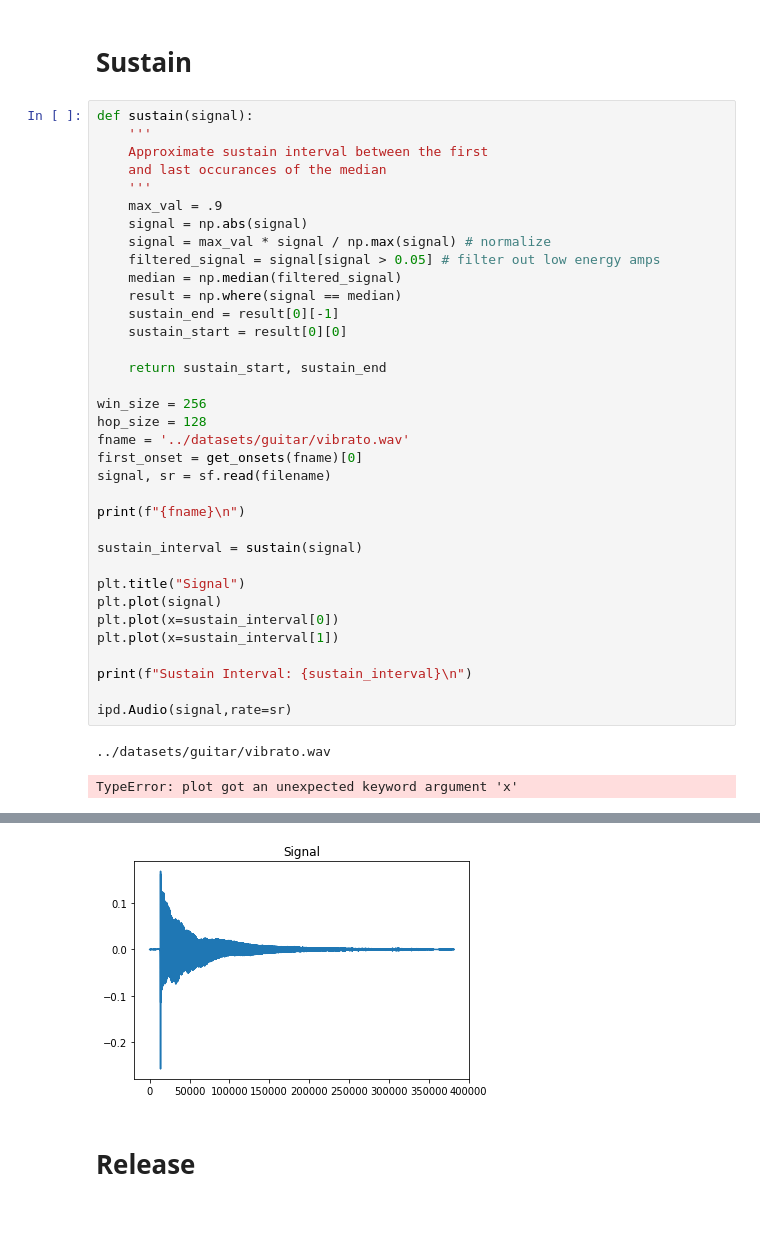
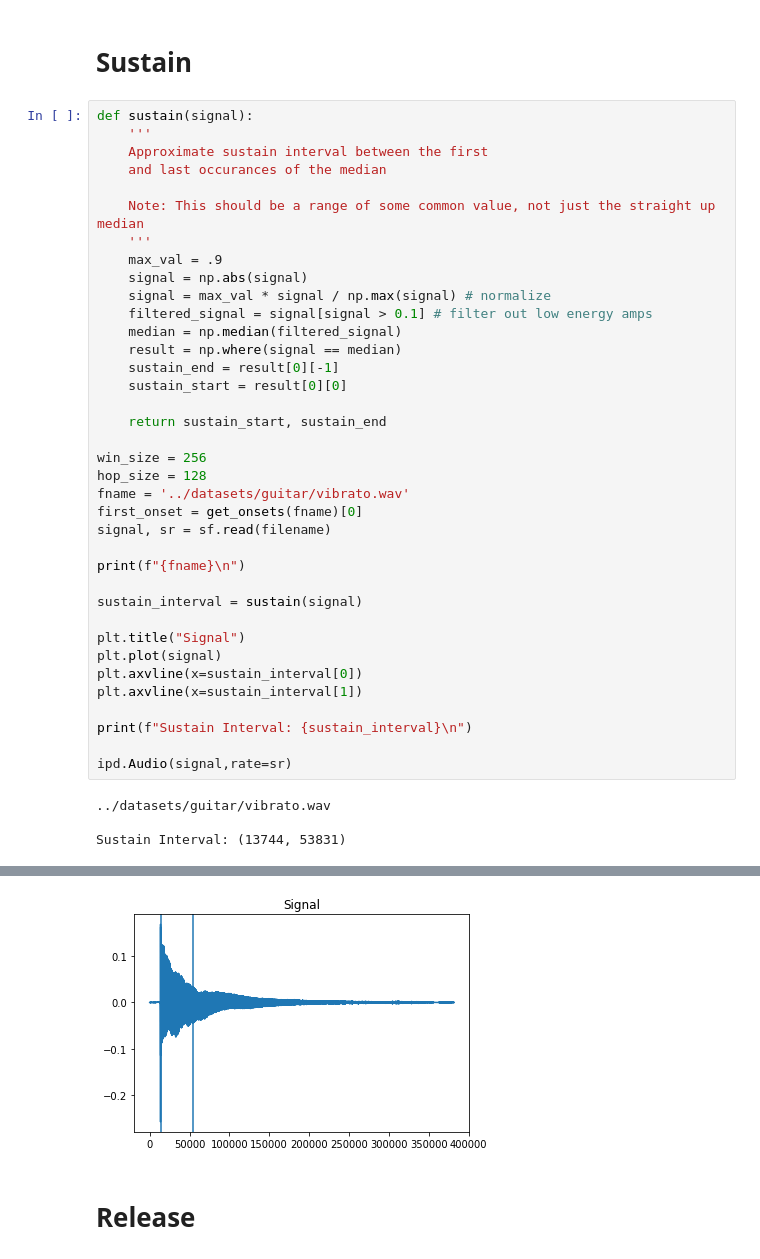
Before and after one commit to avesk/echo-synth, a Jupyter notebook: notebooks/Envelope Extraction.ipynb, the cells around one changed output, grey strips where cells are left out. Drawn from its saved outputs; the diff is of its cells as text; blank space fills up the shorter version.

```diff
--- a/notebooks/Envelope Extraction.ipynb
+++ b/notebooks/Envelope Extraction.ipynb
@@ -151,11 +189,13 @@ def sustain(signal):
     '''
     Approximate sustain interval between the first
     and last occurances of the median
+
+    Note: This should be a range of some common value, not just the straight up median
     '''
     max_val = .9
     signal = np.abs(signal)
     signal = max_val * signal / np.max(signal) # normalize
-    filtered_signal = signal[signal > 0.05] # filter out low energy amps
+    filtered_signal = signal[signal > 0.1] # filter out low energy amps
     median = np.median(filtered_signal)
     result = np.where(signal == median)
     sustain_end = result[0][-1]
@@ -175,12 +215,13 @@ sustain_interval = sustain(signal)
 
 plt.title("Signal")
 plt.plot(signal)
-plt.plot(x=sustain_interval[0])
-plt.plot(x=sustain_interval[1])
+plt.axvline(x=sustain_interval[0])
+plt.axvline(x=sustain_interval[1])
 
 print(f"Sustain Interval: {sustain_interval}\n")
 
 ipd.Audio(signal,rate=sr)
 # %% [output]
 ../datasets/guitar/vibrato.wav
+
+Sustain Interval: (13744, 53831)
-TypeError: plot got an unexpected keyword argument 'x'
@@ -187,3 +229,3 @@ TypeError: plot got an unexpected keyword argument 'x'
-[figure, old version]
+[figure, new version]
 # %% [markdown]
 # Release
```
Also changed, not shown: parts of 3 cells of this notebook.
